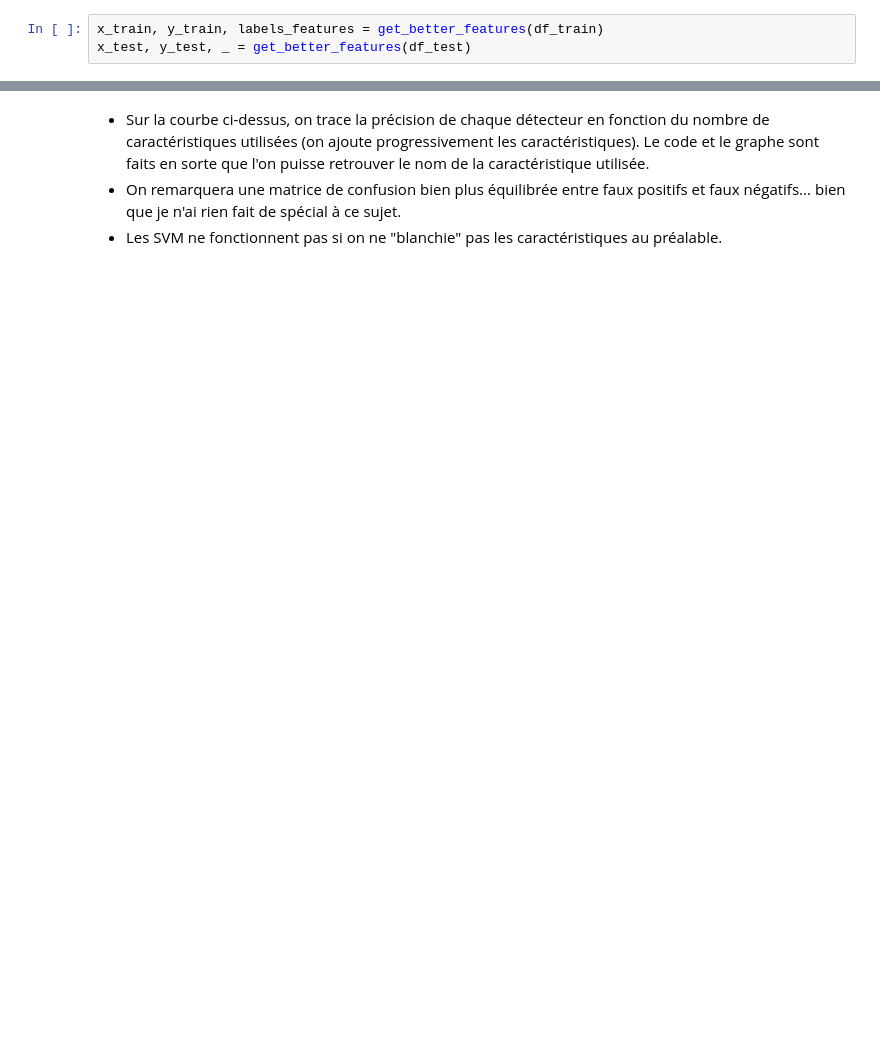
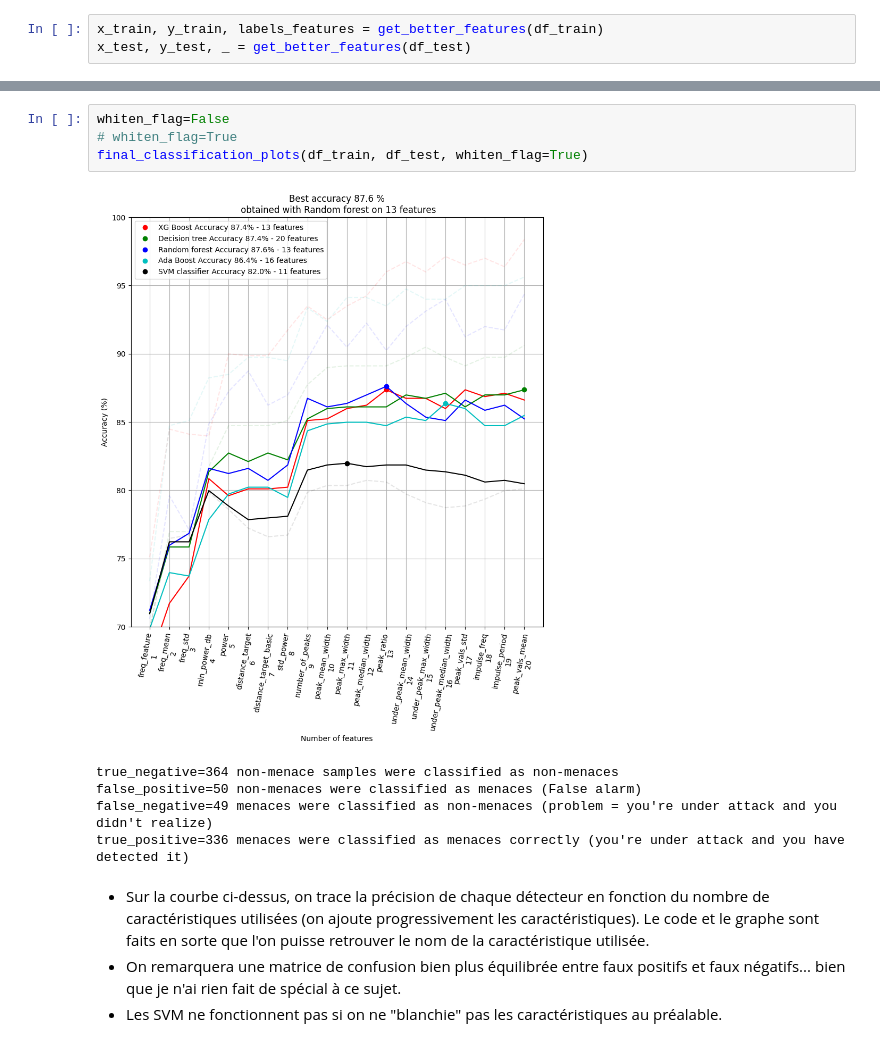
Before and after one commit to balthazarneveu/MVA23_SIGNAL, a Jupyter notebook: lab_02/rapport.ipynb, the cells around one changed output, grey strips where cells are left out. Drawn from its saved outputs; the diff is of its cells as text; blank space fills up the shorter version.

Commit message:
87.6% with random forests 13 features - whitened features

```diff
--- a/lab_02/rapport.ipynb
+++ b/lab_02/rapport.ipynb
@@ -344,3 +284,13 @@ true_positive=329 menaces were classified as menaces correctly (you're under att
+# %%
+whiten_flag=False
+# whiten_flag=True
+final_classification_plots(df_train, df_test, whiten_flag=True)
+# %% [output]
+[figure, added]
+true_negative=364 non-menace samples were classified as non-menaces
+false_positive=50 non-menaces were classified as menaces (False alarm)
+false_negative=49 menaces were classified as non-menaces (problem = you're under attack and you didn't realize)
+true_positive=336 menaces were classified as menaces correctly (you're under attack and you have detected it)
 # %% [markdown]
 - Sur la courbe ci-dessus, on trace la précision de chaque détecteur en fonction du nombre de caractéristiques utilisées (on ajoute progressivement les caractéristiques). Le code et le graphe sont faits en sorte que l'on puisse retrouver le nom de la caractéristique utilisée.
 - On remarquera une matrice de confusion bien plus équilibrée entre faux positifs et faux négatifs... bien que je n'ai rien fait de spécial à ce sujet.
```
Also changed, not shown: parts of 2 cells of this notebook, 1 other file.
